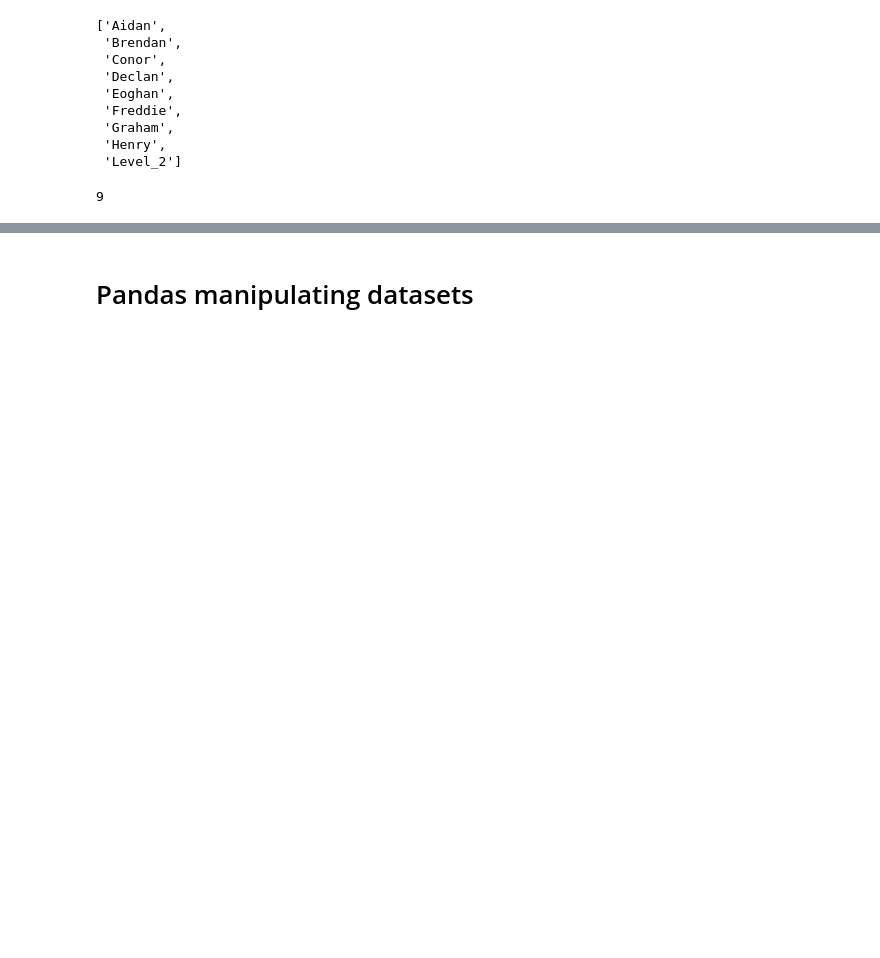
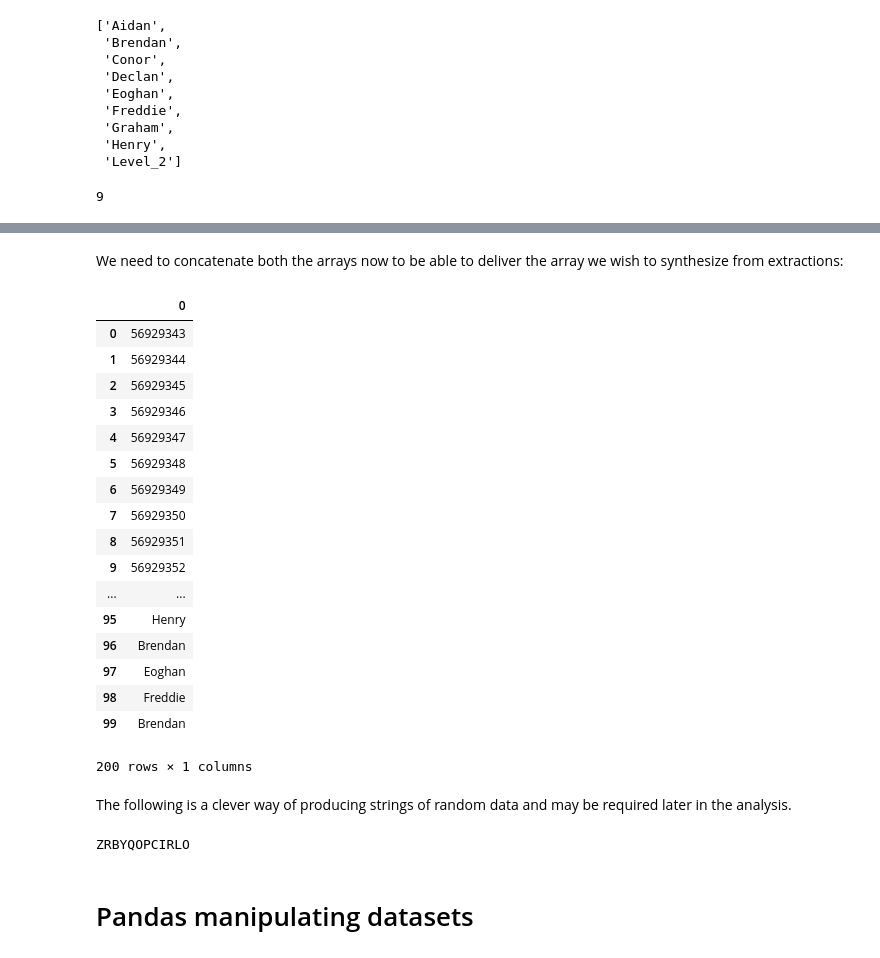
Before and after one commit to taking1fortheteam/ProgrammingForDA_DataSet_13Dec2019, a Jupyter notebook: ProgrammingForDA_Dec2019.ipynb, the cells around one changed output, grey strips where cells are left out. Drawn from its saved outputs; the diff is of its cells as text; code cells hidden in the pictures; blank space fills up the shorter version.

```diff
--- a/ProgrammingForDA_Dec2019.ipynb
+++ b/ProgrammingForDA_Dec2019.ipynb
@@ -123,3 +148,42 @@ random.choices(experts, k=100)
+# %% [markdown]
+We need to concatenate both the arrays now to be able to deliver the array we wish to synthesize from extractions:
+# %%
+# For saome reason I am unable to concatenate the 2 X arrays using np so I am going to now try data frames in Panda
+# np.concatenate((array_case,array_experts),axis=1)
+
+pd.concat([array_case_dataframe, array_experts_dataframe], names=['Series name', 'Row ID'])
+# %% [output]
+|  | 0 |
+| 0 | 56929343 |
+| 1 | 56929344 |
+| 2 | 56929345 |
+| 3 | 56929346 |
+| 4 | 56929347 |
+| 5 | 56929348 |
+| 6 | 56929349 |
+| 7 | 56929350 |
+| 8 | 56929351 |
+| 9 | 56929352 |
+| ... | ... |
+| 95 | Henry |
+| 96 | Brendan |
+| 97 | Eoghan |
+| 98 | Freddie |
+| 99 | Brendan |
+200 rows × 1 columns
+# %% [markdown]
+The following is a clever way of producing strings of random data and may be required later in the analysis.
+# %%
+
+#Taken from the following web address:
+# https://stackoverflow.com/questions/18319101/whats-the-best-way-to-generate-random-strings-of-a-specific-length-in-python
+# on 11 Dec 2019
+from random import choice
+from string import ascii_uppercase
+
+print(''.join(choice(ascii_uppercase) for i in range(12)))
+# %% [output]
+ZRBYQOPCIRLO
 # %%
 import pandas as pd
 import numpy as np
```
Also changed, not shown: parts of 6 cells of this notebook.
